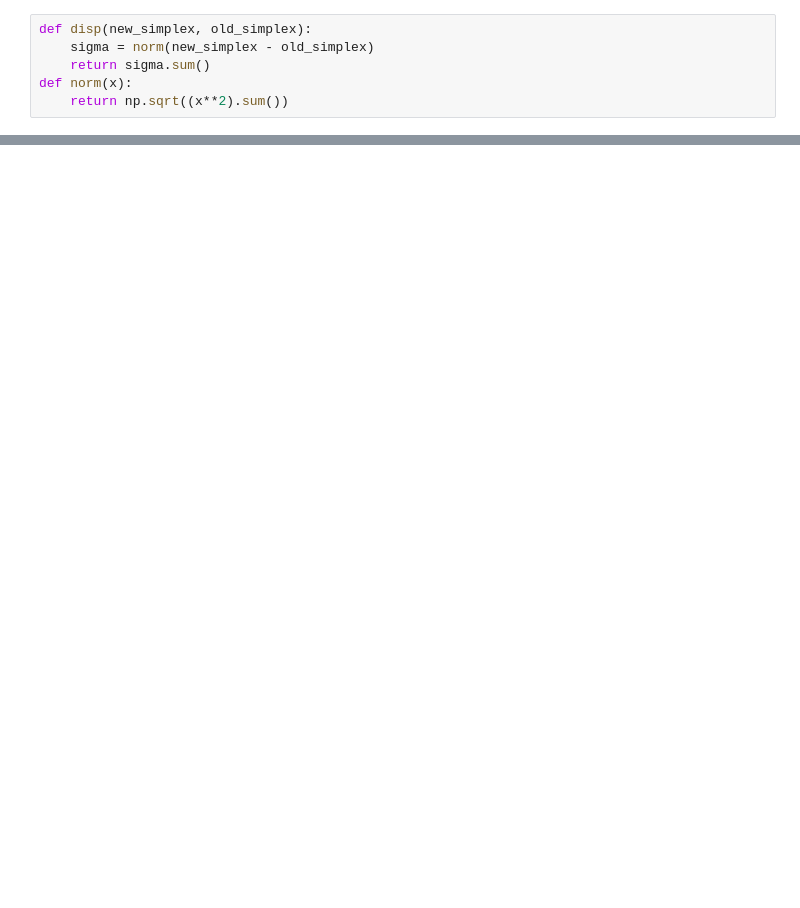
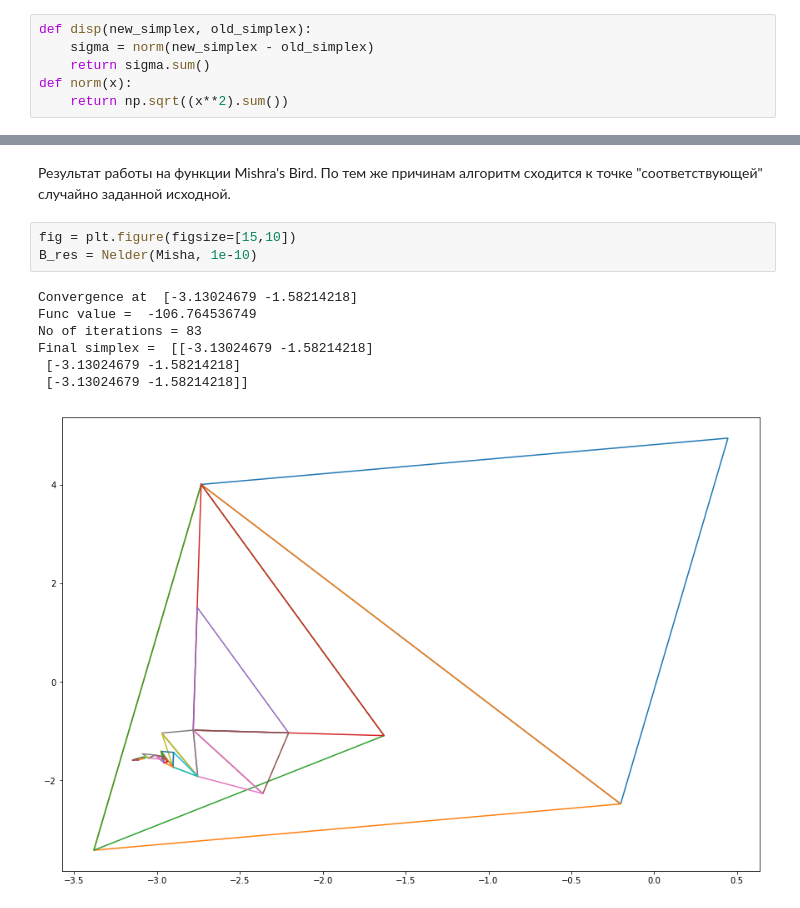
Before and after one commit to frolovconst/opt_labs, a Jupyter notebook: week02/Nelder.ipynb, the cells around one changed output, grey strips where cells are left out. Drawn from its saved outputs; the diff is of its cells as text; blank space fills up the shorter version.

```diff
--- a/week02/Nelder.ipynb
+++ b/week02/Nelder.ipynb
@@ -114,0 +105,14 @@ Himmelblau([.84042086, 4.31983075])
+# %% [markdown]
+Результат работы на функции Mishra's Bird.
+По тем же причинам алгоритм сходится к точке "соответствующей" случайно заданной исходной.
+# %%
+fig = plt.figure(figsize=[15,10])
+B_res = Nelder(Misha, 1e-10)
+# %% [output]
+Convergence at  [-3.13024679 -1.58214218]
+Func value =  -106.764536749
+No of iterations = 83
+Final simplex =  [[-3.13024679 -1.58214218]
+ [-3.13024679 -1.58214218]
+ [-3.13024679 -1.58214218]]
+[figure, added]
```
Also changed, not shown: parts of 11 cells of this notebook, 2 other files.
